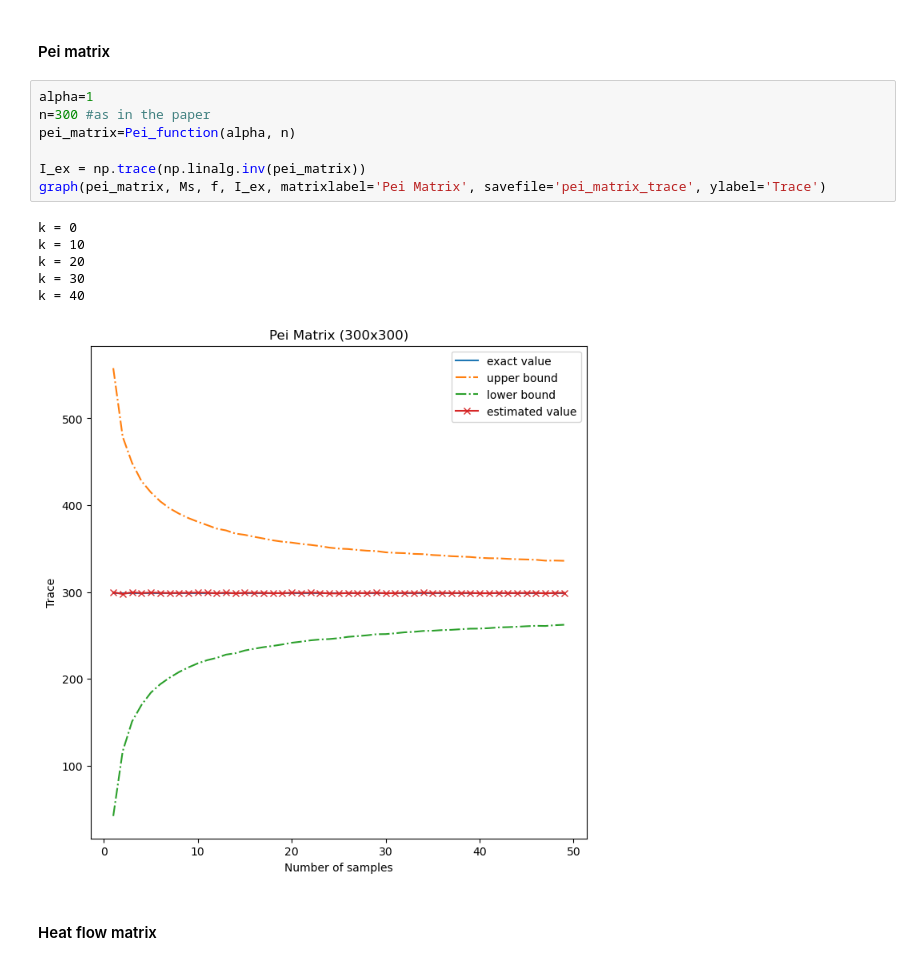
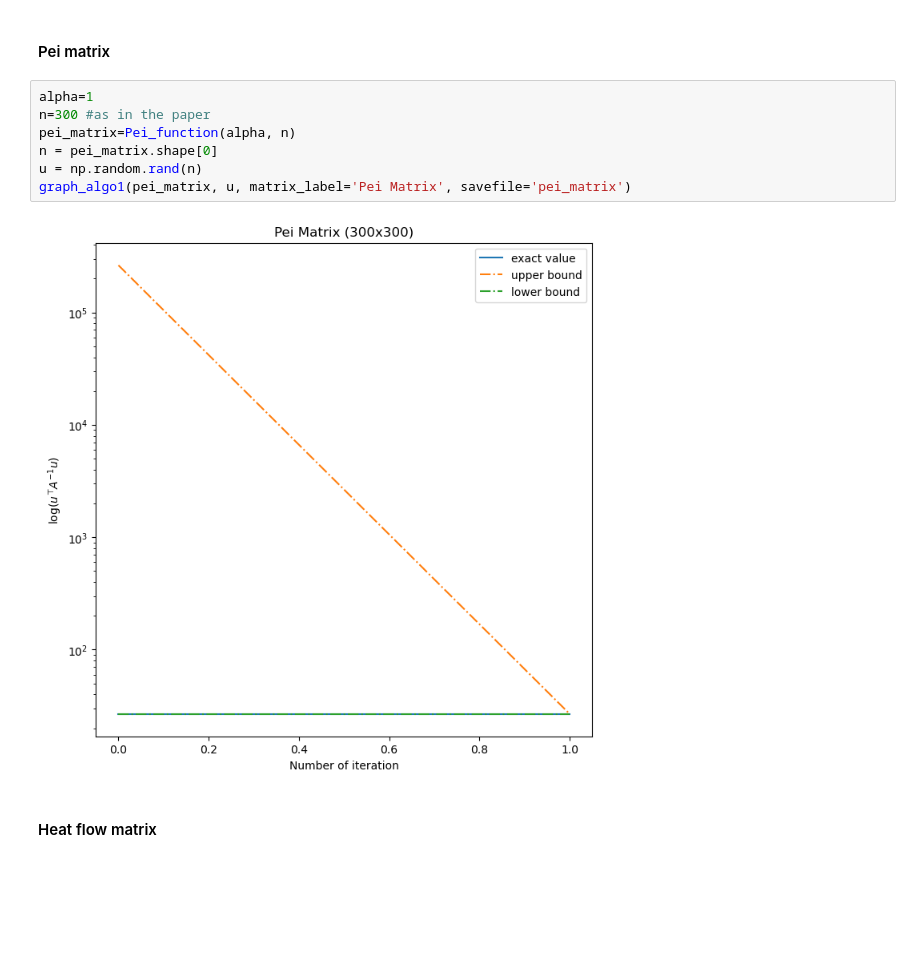
Before and after one commit to Aurenore/CLAProject_TraceEstimator, a Jupyter notebook: graphs_algo1.ipynb, the cells around one changed output. Saved outputs shown, nothing was run; the diff lists cells and outputs as text; blank space fills up the shorter version.

```diff
--- a/graphs_algo1.ipynb
+++ b/graphs_algo1.ipynb
@@ -183,17 +55,12 @@ k = 40
 # %%
 alpha=1
 n=300 #as in the paper
 pei_matrix=Pei_function(alpha, n)
-
-I_ex = np.trace(np.linalg.inv(pei_matrix))
-graph(pei_matrix, Ms, f, I_ex, matrixlabel='Pei Matrix', savefile='pei_matrix_trace', ylabel='Trace')
+n = pei_matrix.shape[0]
+u = np.random.rand(n)
+graph_algo1(pei_matrix, u, matrix_label='Pei Matrix', savefile='pei_matrix')
 # %% [output]
-k = 0
-k = 10
-k = 20
-k = 30
-k = 40
-[figure, old version]
+[figure, new version]
 # %% [markdown]
 #### Heat flow matrix
 # %%
```
Also changed, not shown: parts of 8 cells of this notebook.
